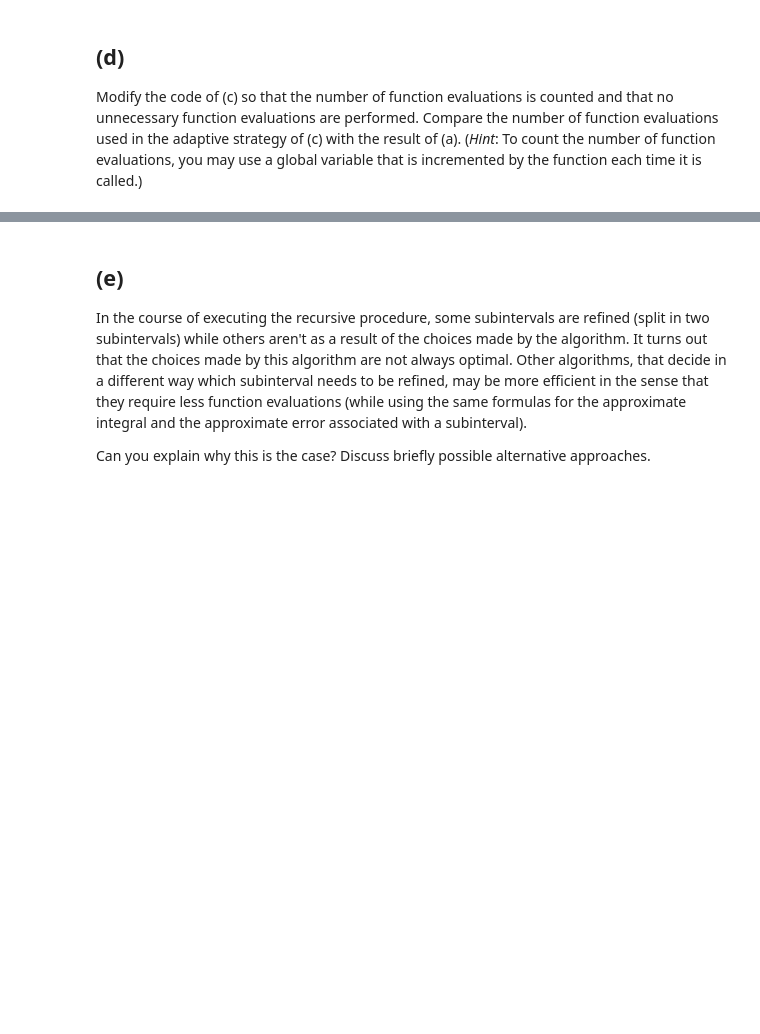
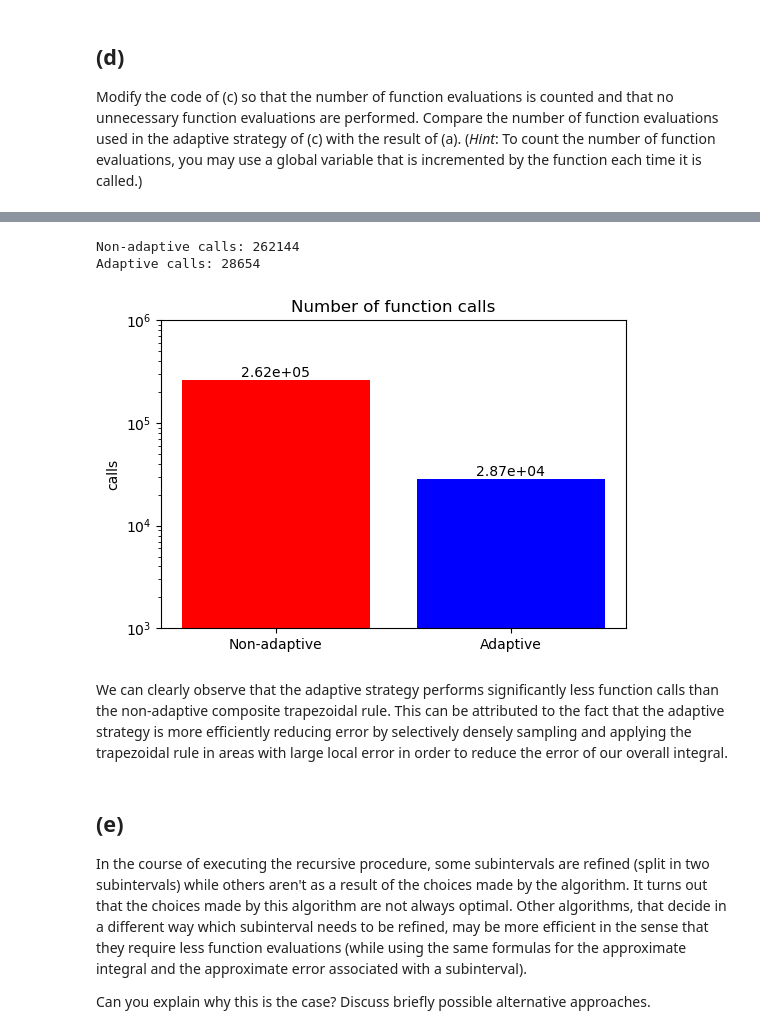
Before and after one commit to jonas4climate/na-assignment1, a Jupyter notebook: hw6_2023.ipynb, the cells around one changed output, grey strips where cells are left out. Drawn from its saved outputs; the diff is of its cells as text; code cells hidden in the pictures; blank space fills up the shorter version.

```diff
--- a/hw6_2023.ipynb
+++ b/hw6_2023.ipynb
@@ -107,0 +107,17 @@ Error:
+# %%
+def adaptive_trapezoidal_recursive(f, a, b, epsilon, m=2, counter=0):
+    c = (a + b)/2
+    counter += 3 # if counting the `composite_trapezoidal` calls (?)
+    approx = composite_trapezoidal(f, a, c, m) + composite_trapezoidal(f, c, b, m)
+    if np.abs(approx - composite_trapezoidal(f, a, b, m)) < epsilon:
+        return approx, counter
+    else:
+        counter += 1
+        left_approx, counter = adaptive_trapezoidal_recursive(f, a, c, epsilon/2, m, counter)
+        right_approx, counter = adaptive_trapezoidal_recursive(f, c, b, epsilon/2, m, counter)
+        # counter += 2 # or should it be this (?)
+        return left_approx + right_approx, counter
+
+def_int_approx_2, counter_2 = adaptive_trapezoidal_recursive(f, a, b, epsilon, m=2)
+error_2 = np.abs(def_int - def_int_approx_2)
+print(f'Error for 2nd order Taylor approximation: {error_2:.3e}')
@@ -115,3 +132,25 @@ Error:
+# %%
+calls_basic = m[18]
+calls_adaptive = counter_2
+print(f'Non-adaptive calls: {calls_basic}')
+print(f'Adaptive calls: {calls_adaptive}')
+
+# Bar chart
+plt.figure(figsize=(6, 4))
+plt.bar(['Non-adaptive', 'Adaptive'], [calls_basic, calls_adaptive], color=['r', 'b'])
+for i, v in enumerate([calls_basic, calls_adaptive]):
+    plt.text(i, v, f'{v:.2e}', ha='center', va='bottom')
+plt.title('Number of function calls')
+plt.ylabel('calls')
+plt.yscale('log')
+plt.ylim(1e3, 1e6)
+plt.show()
+# %% [output]
+Non-adaptive calls: 262144
+Adaptive calls: 28654
+[figure, added]
+# %% [markdown]
+We can clearly observe that the adaptive strategy performs significantly less function calls than the non-adaptive composite trapezoidal rule. This can be attributed to the fact that the adaptive strategy is more efficiently reducing error by selectively densely sampling and applying the trapezoidal rule in areas with large local error in order to reduce the error of our overall integral.
 # %% [markdown]
 ## (e)
 In the course of executing the recursive procedure, some subintervals are refined (split in two subintervals) while others aren't as a result of the choices made by the algorithm. It turns out that the choices made by this algorithm are not always optimal. Other algorithms, that decide in a different way which subinterval needs to be refined, may be more efficient in the sense that they require less function evaluations (while using the same formulas for the approximate integral and the approximate error associated with a subinterval).
```
Also changed, not shown: parts of 5 cells of this notebook.
